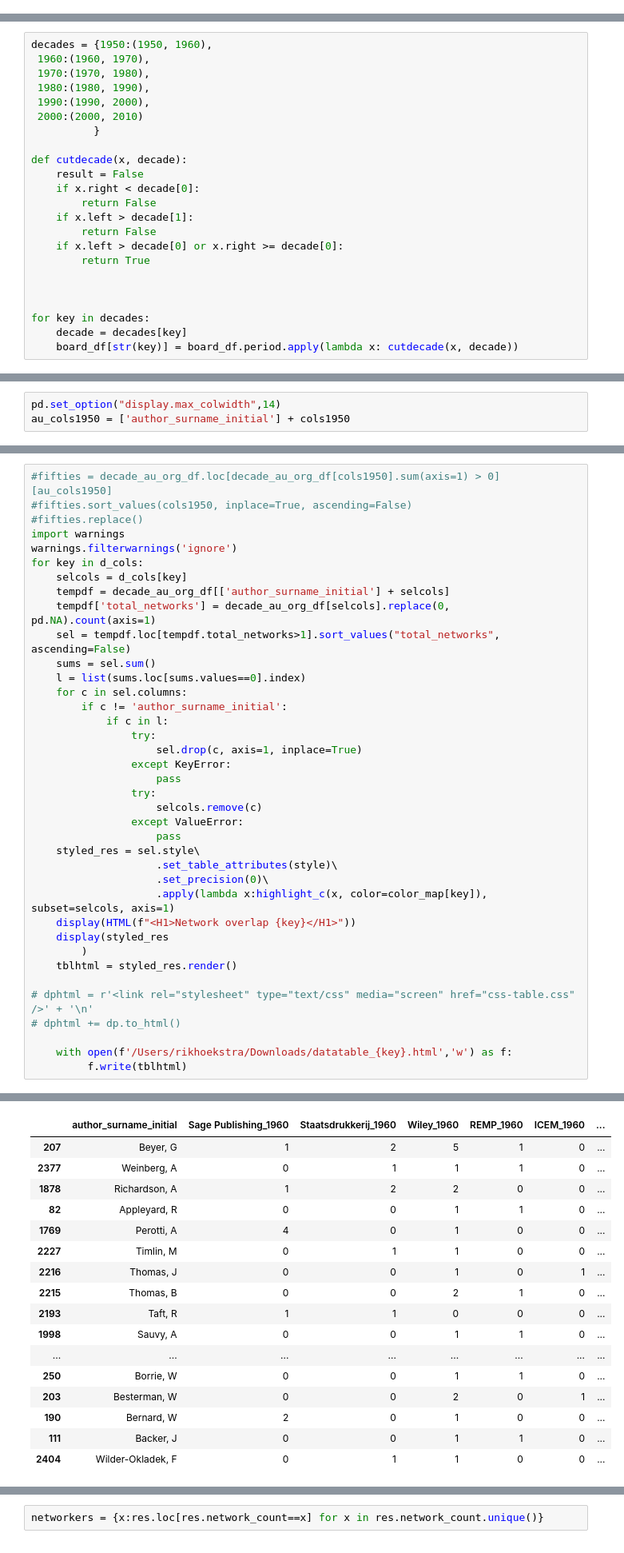
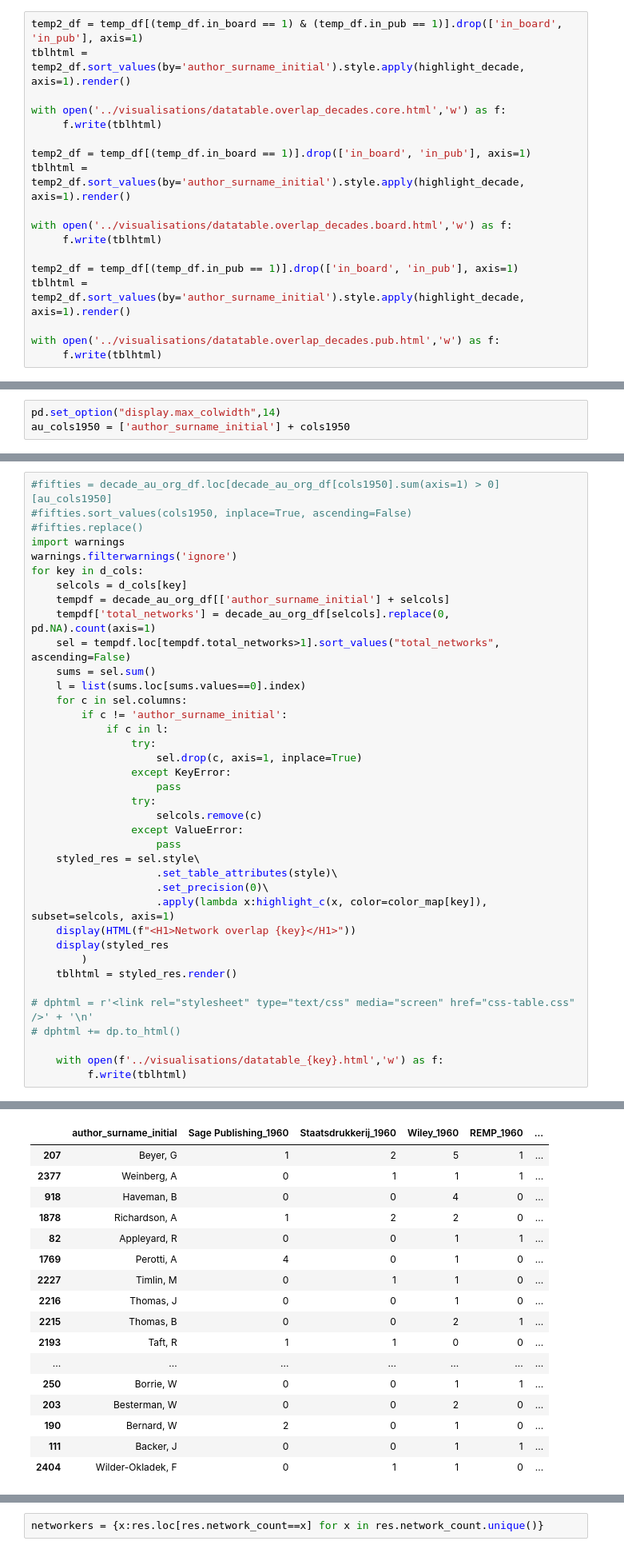
Before and after one commit to HoekR/migrant_discourse, a Jupyter notebook: notebooks/Community-overlap-analysis.ipynb, the cells around one changed output, grey strips where cells are left out. Shown at 80% size. Cells and saved outputs as stored; diff of their text form.

```diff
--- a/notebooks/Community-overlap-analysis.ipynb
+++ b/notebooks/Community-overlap-analysis.ipynb
@@ -494,0 +674,18 @@ board_df['period'] = board_df.apply(lambda x: yr2cat(x), axis=1)
+# %%
+temp2_df = temp_df[(temp_df.in_board == 1) & (temp_df.in_pub == 1)].drop(['in_board', 'in_pub'], axis=1)
+tblhtml = temp2_df.sort_values(by='author_surname_initial').style.apply(highlight_decade, axis=1).render()
+
+with open('../visualisations/datatable.overlap_decades.core.html','w') as f:
+     f.write(tblhtml)
+
+temp2_df = temp_df[(temp_df.in_board == 1)].drop(['in_board', 'in_pub'], axis=1)
+tblhtml = temp2_df.sort_values(by='author_surname_initial').style.apply(highlight_decade, axis=1).render()
+
+with open('../visualisations/datatable.overlap_decades.board.html','w') as f:
+     f.write(tblhtml)
+
+temp2_df = temp_df[(temp_df.in_pub == 1)].drop(['in_board', 'in_pub'], axis=1)
+tblhtml = temp2_df.sort_values(by='author_surname_initial').style.apply(highlight_decade, axis=1).render()
+
+with open('../visualisations/datatable.overlap_decades.pub.html','w') as f:
+     f.write(tblhtml)
@@ -495,25 +696,2 @@ board_df['period'] = board_df.apply(lambda x: yr2cat(x), axis=1)
 # %% [raw]
 ii = pd.IntervalIndex(board_df.period)
-# %%
-decades = {1950:(1950, 1960),
- 1960:(1960, 1970),
- 1970:(1970, 1980),
- 1980:(1980, 1990),
- 1990:(1990, 2000),
- 2000:(2000, 2010)
-          }
-
-def cutdecade(x, decade):
-    result = False
-    if x.right < decade[0]:
-        return False
-    if x.left > decade[1]:
-        return False
-    if x.left > decade[0] or x.right >= decade[0]:
-        return True
-
-
-
-for key in decades:
-    decade = decades[key]
-    board_df[str(key)] = board_df.period.apply(lambda x: cutdecade(x, decade))
@@ -1351,7 +1611,7 @@ for key in d_cols:
 # dphtml = r'<link rel="stylesheet" type="text/css" media="screen" href="css-table.css" />' + '\n'
 # dphtml += dp.to_html()
 
-    with open(f'/Users/rikhoekstra/Downloads/datatable_{key}.html','w') as f:
+    with open(f'../visualisations/datatable_{key}.html','w') as f:
          f.write(tblhtml)
 # %% [output]
 Network overlap 1950
@@ -1371,21 +1632,21 @@ Network overlap 1950
 Network overlap 1960
-|  | author_surname_initial | Sage Publishing_1960 | Staatsdrukkerij_1960 | Wiley_1960 | REMP_1960 | ICEM_1960 | ... |
-| 207 | Beyer, G | 1 | 2 | 5 | 1 | 0 | ... |
-| 2377 | Weinberg, A | 0 | 1 | 1 | 1 | 0 | ... |
-| 1878 | Richardson, A | 1 | 2 | 2 | 0 | 0 | ... |
-| 82 | Appleyard, R | 0 | 0 | 1 | 1 | 0 | ... |
-| 1769 | Perotti, A | 4 | 0 | 1 | 0 | 0 | ... |
-| 2227 | Timlin, M | 0 | 1 | 1 | 0 | 0 | ... |
-| 2216 | Thomas, J | 0 | 0 | 1 | 0 | 1 | ... |
-| 2215 | Thomas, B | 0 | 0 | 2 | 1 | 0 | ... |
-| 2193 | Taft, R | 1 | 1 | 0 | 0 | 0 | ... |
-| 1998 | Sauvy, A | 0 | 0 | 1 | 1 | 0 | ... |
-| ... | ... | ... | ... | ... | ... | ... | ... |
-| 250 | Borrie, W | 0 | 0 | 1 | 1 | 0 | ... |
-| 203 | Besterman, W | 0 | 0 | 2 | 0 | 1 | ... |
-| 190 | Bernard, W | 2 | 0 | 1 | 0 | 0 | ... |
-| 111 | Backer, J | 0 | 0 | 1 | 1 | 0 | ... |
-| 2404 | Wilder-Okladek, F | 0 | 1 | 1 | 0 | 0 | ... |
+|  | author_surname_initial | Sage Publishing_1960 | Staatsdrukkerij_1960 | Wiley_1960 | REMP_1960 | ... |
+| 207 | Beyer, G | 1 | 2 | 5 | 1 | ... |
+| 2377 | Weinberg, A | 0 | 1 | 1 | 1 | ... |
+| 918 | Haveman, B | 0 | 0 | 4 | 0 | ... |
+| 1878 | Richardson, A | 1 | 2 | 2 | 0 | ... |
+| 82 | Appleyard, R | 0 | 0 | 1 | 1 | ... |
+| 1769 | Perotti, A | 4 | 0 | 1 | 0 | ... |
+| 2227 | Timlin, M | 0 | 1 | 1 | 0 | ... |
+| 2216 | Thomas, J | 0 | 0 | 1 | 0 | ... |
+| 2215 | Thomas, B | 0 | 0 | 2 | 1 | ... |
+| 2193 | Taft, R | 1 | 1 | 0 | 0 | ... |
+| ... | ... | ... | ... | ... | ... | ... |
+| 250 | Borrie, W | 0 | 0 | 1 | 1 | ... |
+| 203 | Besterman, W | 0 | 0 | 2 | 0 | ... |
+| 190 | Bernard, W | 2 | 0 | 1 | 0 | ... |
+| 111 | Backer, J | 0 | 0 | 1 | 1 | ... |
+| 2404 | Wilder-Okladek, F | 0 | 1 | 1 | 0 | ... |
 Network overlap 1970
 |  | author_surname_initial | Sage Publishing_1970 | Staatsdrukkerij_1970 | Wiley_1970 | REMP_1970 | ICEM_1970 | ... |
 | 207 | Beyer, G | 1 | 0 | 3 | 1 | 0 | ... |
```
Also changed, not shown: parts of 44 cells of this notebook, 1 other file.
